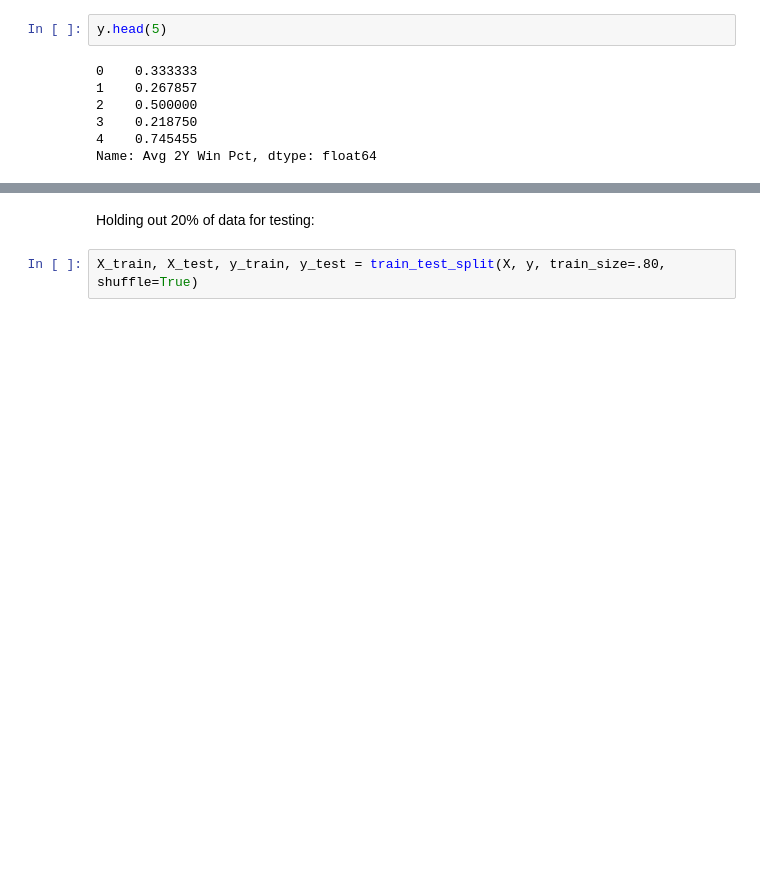
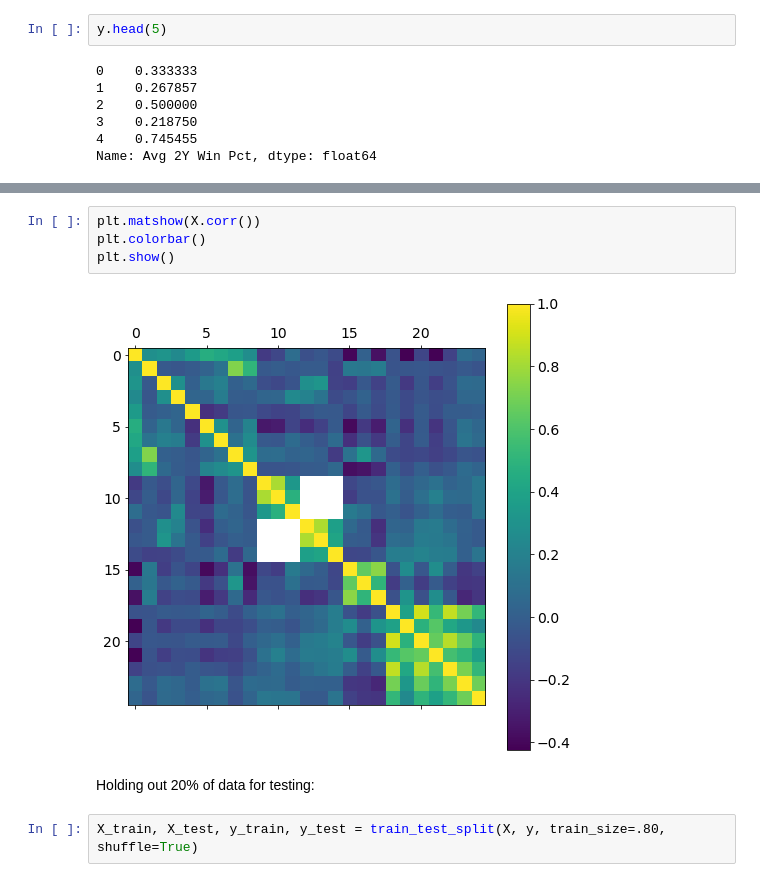
Before and after one commit to jwilliamson7/CoachingProject, a Jupyter notebook: Williamson-Jon-CSCE421-Project-WinningPercentModels.ipynb, the cells around one changed output, grey strips where cells are left out. Drawn from its saved outputs; the diff is of its cells as text; blank space fills up the shorter version.

Commit message:
Corr Matrix

```diff
--- a/Williamson-Jon-CSCE421-Project-WinningPercentModels.ipynb
+++ b/Williamson-Jon-CSCE421-Project-WinningPercentModels.ipynb
@@ -222,3 +224,9 @@ Name: Avg 2Y Win Pct, dtype: float64
+# %%
+plt.matshow(X.corr())
+plt.colorbar()
+plt.show()
+# %% [output]
+[figure, added]
 # %% [markdown]
 Holding out 20% of data for testing:
 # %%
```
Also changed, not shown: parts of 22 cells of this notebook.
